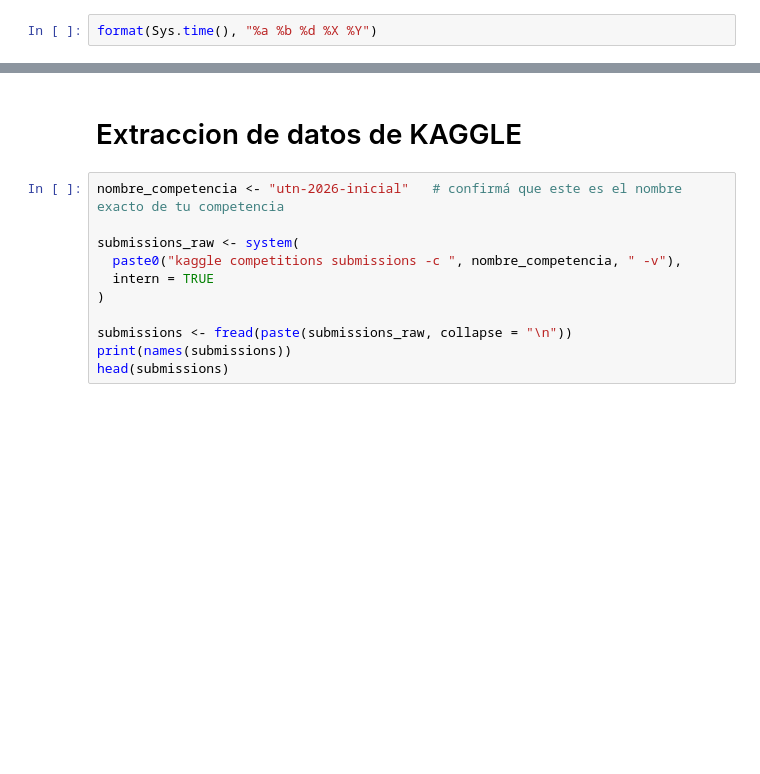
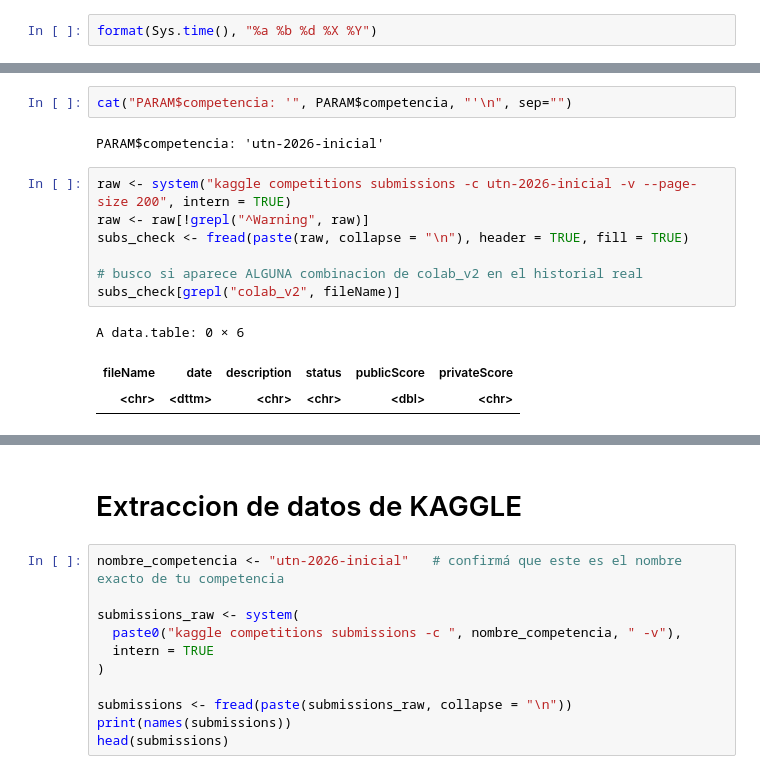
Before and after one commit to DataM-Marcos/dmeyf2026, a Jupyter notebook: src/ensembles/420_ArbolesAzarosos_32_grilla_2.ipynb, the cells around one changed output, grey strips where cells are left out. Drawn from its saved outputs; the diff is of its cells as text; blank space fills up the shorter version.

```diff
--- a/src/ensembles/420_ArbolesAzarosos_32_grilla_2.ipynb
+++ b/src/ensembles/420_ArbolesAzarosos_32_grilla_2.ipynb
@@ -373,0 +518,15 @@ format(Sys.time(), "%a %b %d %X %Y")
+# %%
+cat("PARAM$competencia: '", PARAM$competencia, "'\n", sep="")
+# %% [output]
+PARAM$competencia: 'utn-2026-inicial'
+# %%
+raw <- system("kaggle competitions submissions -c utn-2026-inicial -v --page-size 200", intern = TRUE)
+raw <- raw[!grepl("^Warning", raw)]
+subs_check <- fread(paste(raw, collapse = "\n"), header = TRUE, fill = TRUE)
+
+# busco si aparece ALGUNA combinacion de colab_v2 en el historial real
+subs_check[grepl("colab_v2", fileName)]
+# %% [output]
+A data.table: 0 × 6
+| fileName | date | description | status | publicScore | privateScore |
+| <chr> | <dttm> | <chr> | <chr> | <dbl> | <chr> |
```
Also changed, not shown: parts of 12 cells of this notebook.
